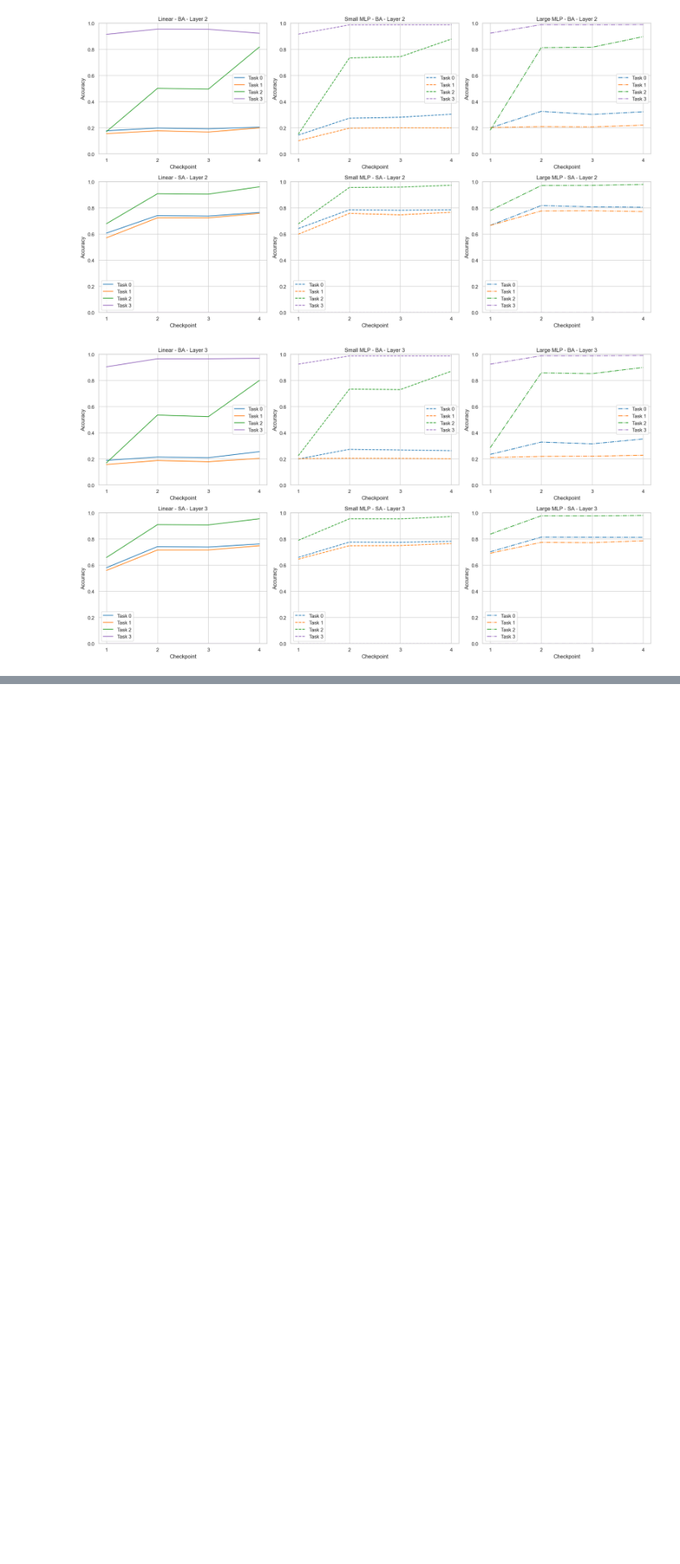
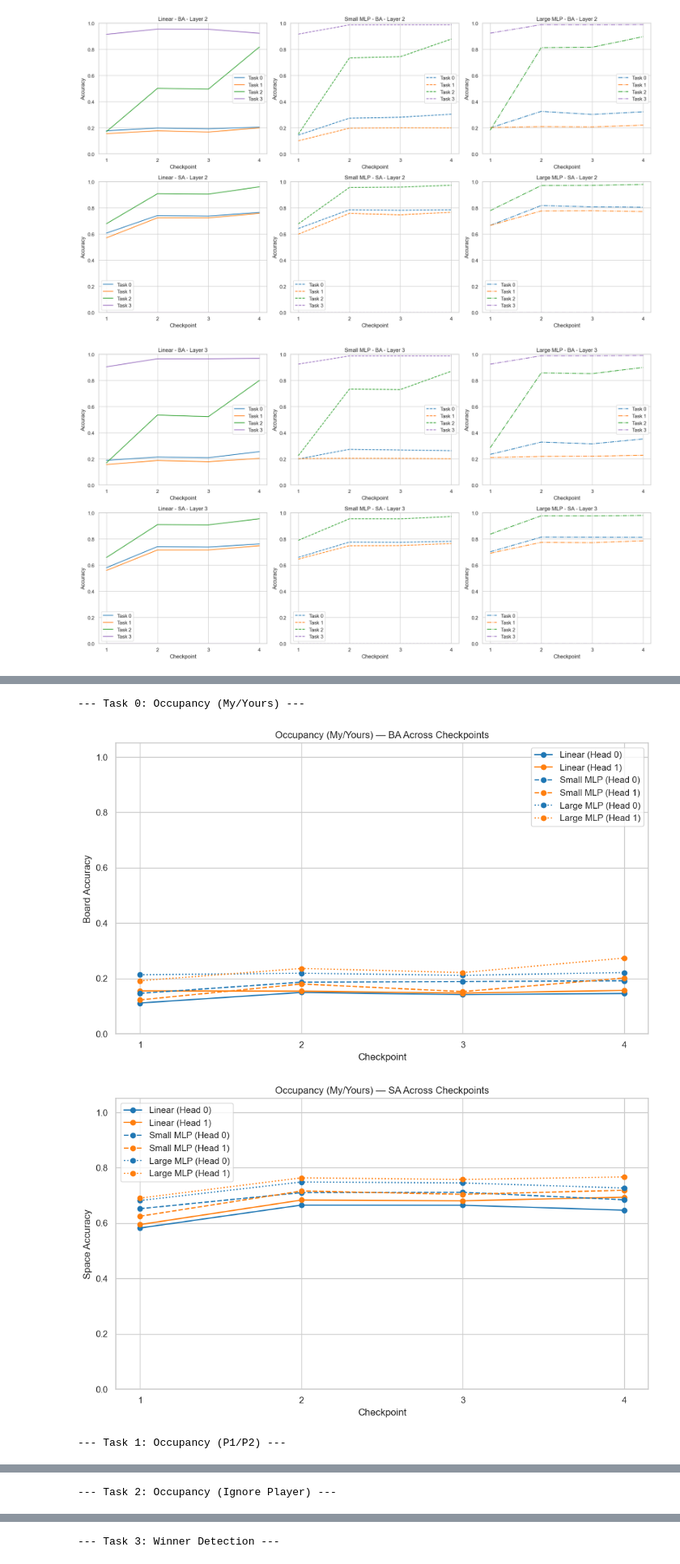
Before and after one commit to rajennparekh/game-thesis, a Jupyter notebook: mnk_transformer/probe_results.ipynb, the cells around one changed output, grey strips where cells are left out. Shown at 81% size. Drawn from its saved outputs; the diff is of its cells as text; code cells hidden in the pictures; blank space fills up the shorter version.

```diff
--- a/mnk_transformer/probe_results.ipynb
+++ b/mnk_transformer/probe_results.ipynb
@@ -143,3 +143,6 @@ compare_tasks_by_model_and_layer(0, 1, 2, 3)
 [figure]
 [figure]
 [figure]
+# %%
+data = pd.read_csv('/Users/rajenparekh/Desktop/Brown/2024-25/Senior Thesis/two_head_probe_by_head.csv')
+data.head()
@@ -145,0 +209,7 @@ compare_tasks_by_model_and_layer(0, 1, 2, 3)
+# %%
+plot_head_comparison_across_checkpoints(data)
+# %% [output]
+--- Task 0: Occupancy (My/Yours) ---
+[figure, added]
+[figure, added]
+--- Task 1: Occupancy (P1/P2) ---
@@ -145,0 +218 @@ compare_tasks_by_model_and_layer(0, 1, 2, 3)
+--- Task 2: Occupancy (Ignore Player) ---
@@ -145,0 +221 @@ compare_tasks_by_model_and_layer(0, 1, 2, 3)
+--- Task 3: Winner Detection ---
```
Also changed, not shown: parts of 3 cells of this notebook, 6 other files.
